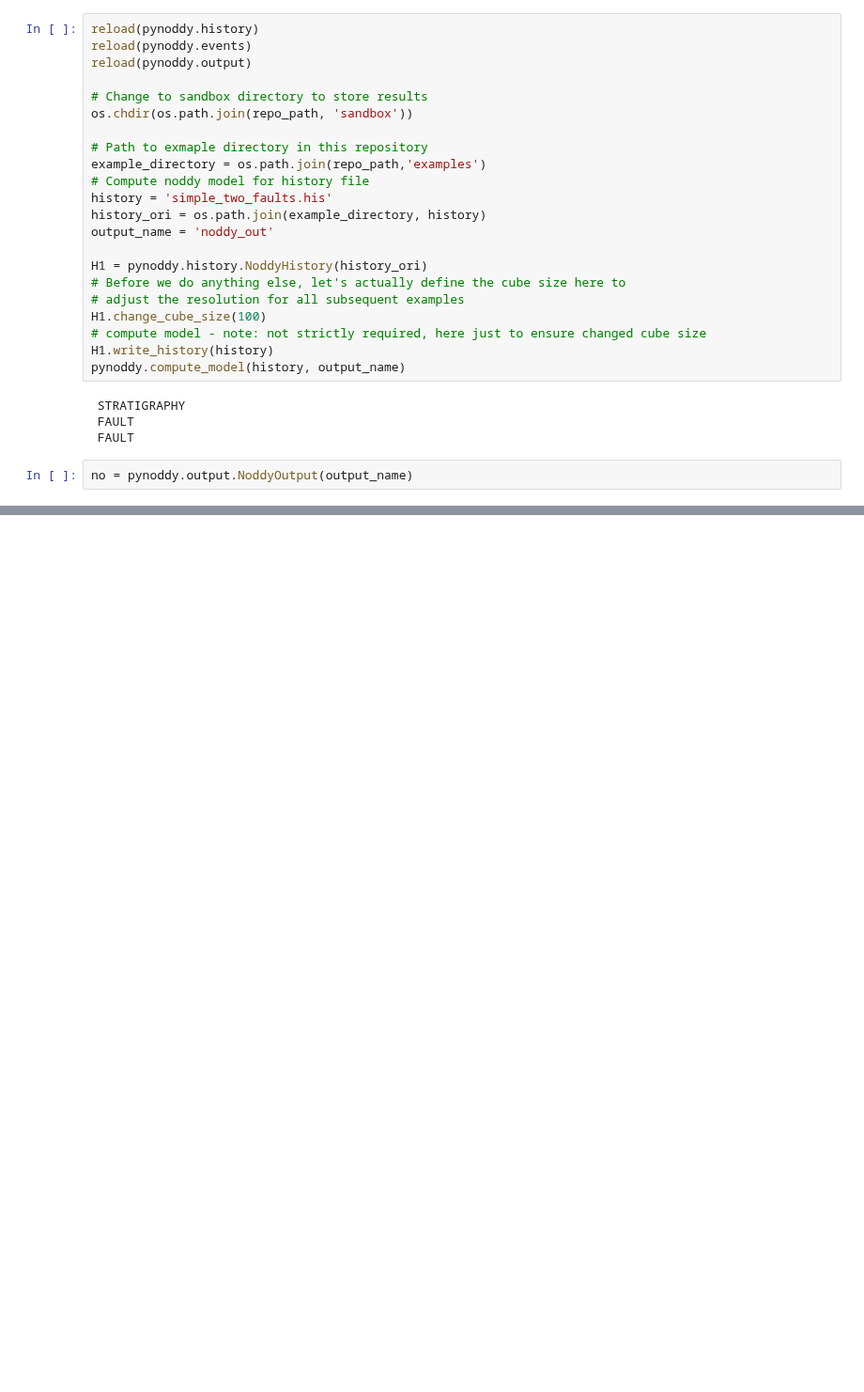
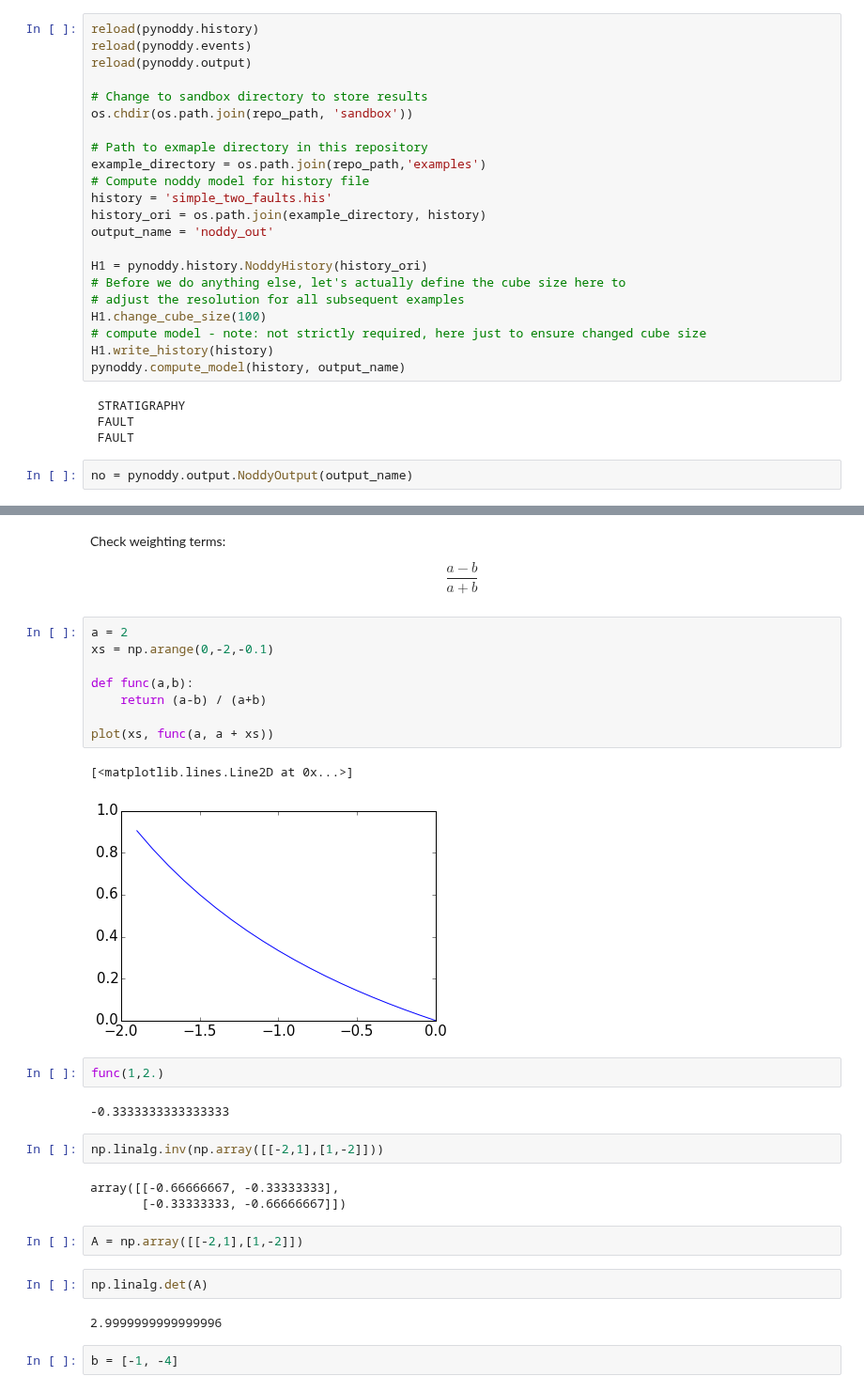
Before and after one commit to cgre-aachen/pynoddy, a Jupyter notebook: docs/notebooks/Sundry.ipynb, the cells around one changed output, grey strips where cells are left out. Shown at 94% size. Cells and saved outputs as stored; diff of their text form; blank space fills up the shorter version.

```diff
--- a/docs/notebooks/Sundry.ipynb
+++ b/docs/notebooks/Sundry.ipynb
@@ -224,0 +255,32 @@ no = pynoddy.output.NoddyOutput(output_name)
+# %% [markdown]
+Check weighting terms:
+
+$$\frac{a - b}{a + b}$$
+# %%
+a = 2
+xs = np.arange(0,-2,-0.1)
+
+def func(a,b):
+    return (a-b) / (a+b)
+
+plot(xs, func(a, a + xs))
+# %% [output]
+[<matplotlib.lines.Line2D at 0x...>]
+[figure, added]
+# %%
+func(1,2.)
+# %% [output]
+-0.3333333333333333
+# %%
+np.linalg.inv(np.array([[-2,1],[1,-2]]))
+# %% [output]
+array([[-0.66666667, -0.33333333],
+       [-0.33333333, -0.66666667]])
+# %%
+A = np.array([[-2,1],[1,-2]])
+# %%
+np.linalg.det(A)
+# %% [output]
+2.9999999999999996
+# %%
+b = [-1, -4]
```
Also changed, not shown: parts of 7 cells of this notebook, 6 other files.
